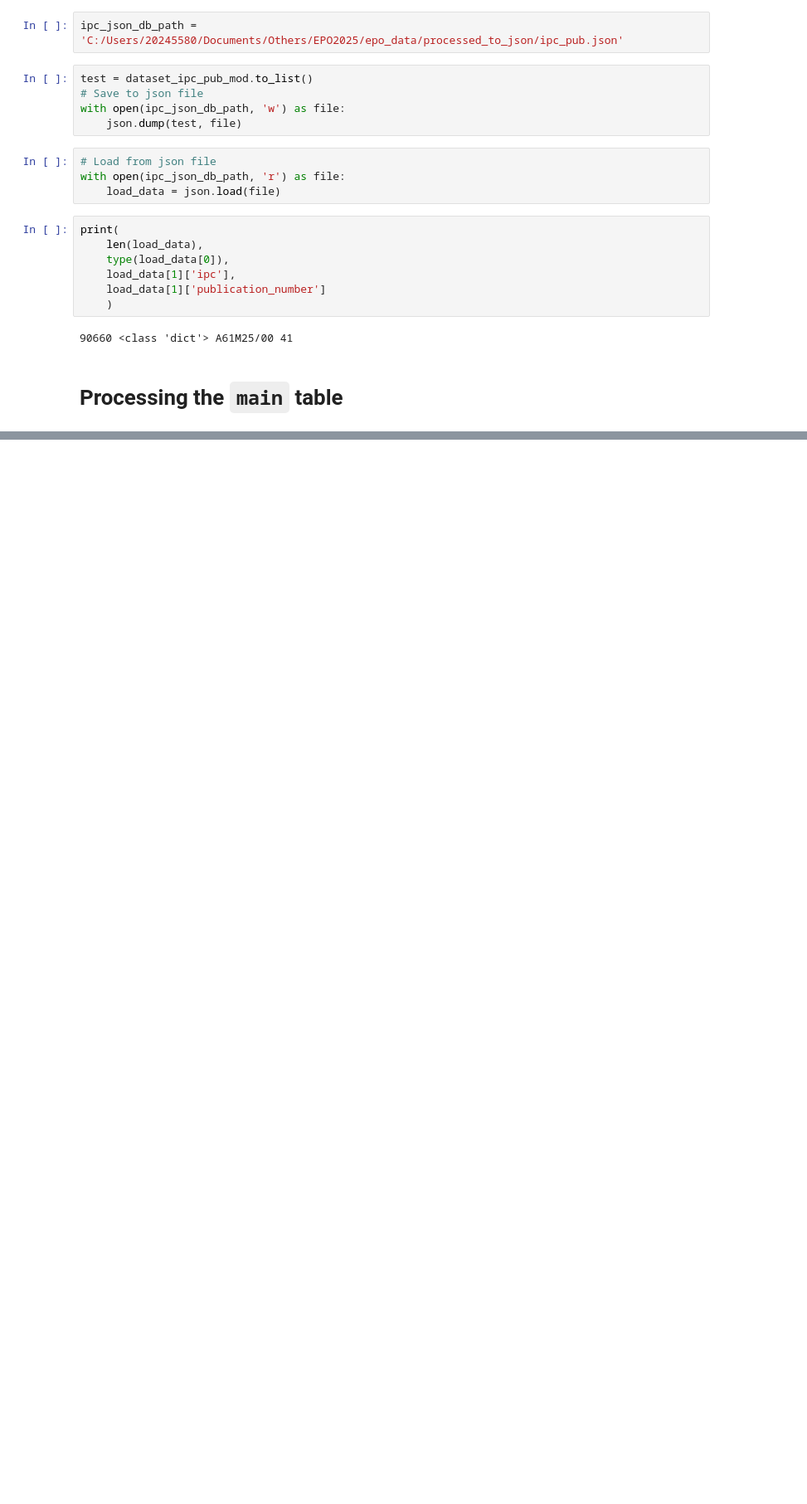
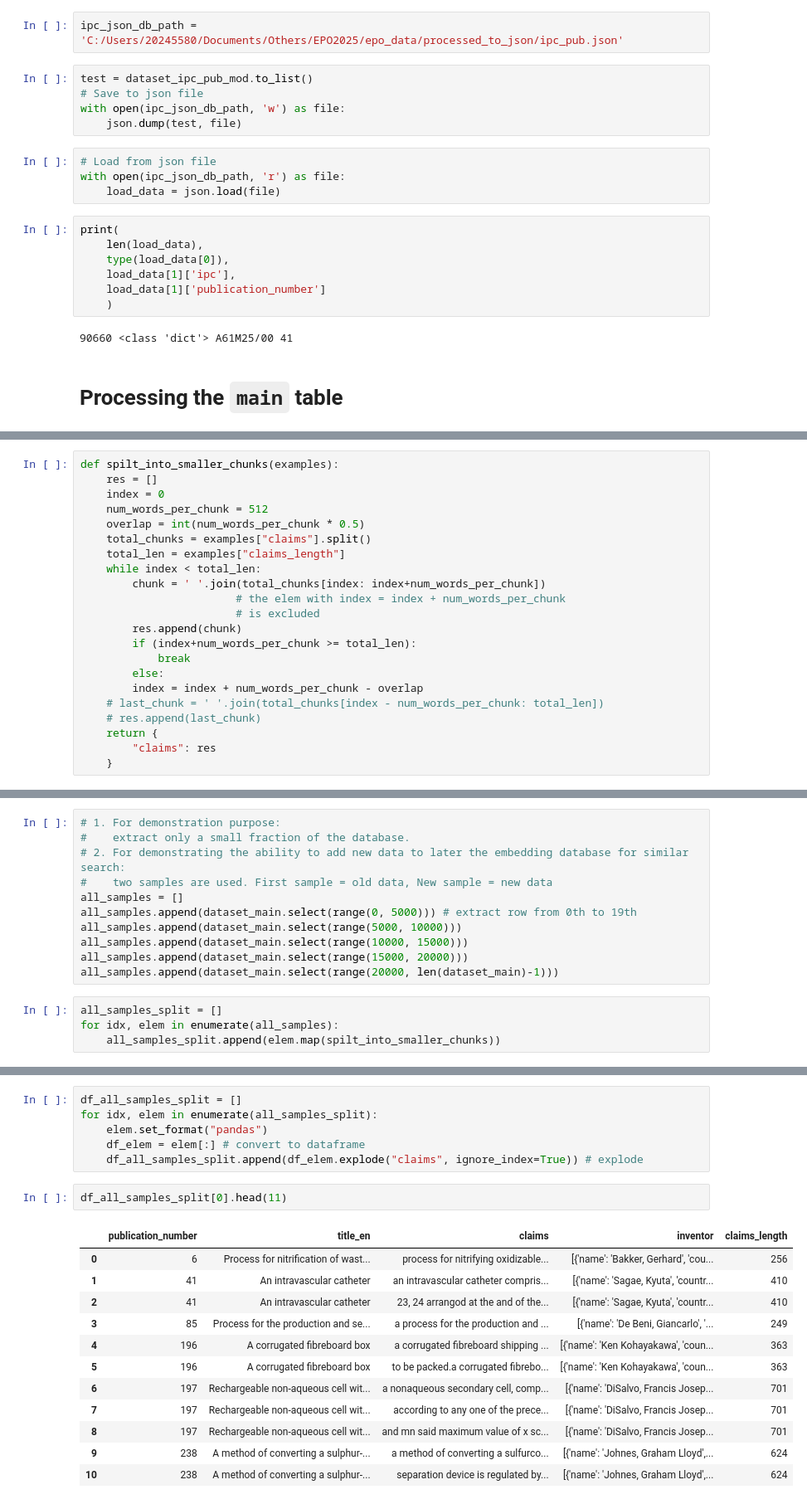
Before and after one commit to Tran-Le-Phuong-Lan/epo-2025, a Jupyter notebook: semantic_search/epo_final_database.ipynb, the cells around one changed output, grey strips where cells are left out. Shown at 83% size. Saved outputs shown, nothing was run; the diff lists cells and outputs as text; blank space fills up the shorter version.

Commit message:
modified:   semantic_search/epo_final_database.ipynb: - finish `main` table (save the whole table as combination of small `huggingface dataset` chunks `epo_dataset0` -> `epo_dataset4`)

```diff
--- a/semantic_search/epo_final_database.ipynb
+++ b/semantic_search/epo_final_database.ipynb
@@ -219,0 +253,22 @@ print(
+# %%
+def spilt_into_smaller_chunks(examples):
+    res = []
+    index = 0
+    num_words_per_chunk = 512
+    overlap = int(num_words_per_chunk * 0.5)
+    total_chunks = examples["claims"].split()
+    total_len = examples["claims_length"]
+    while index < total_len:
+        chunk = ' '.join(total_chunks[index: index+num_words_per_chunk])
+                        # the elem with index = index + num_words_per_chunk
+                        # is excluded
+        res.append(chunk)
+        if (index+num_words_per_chunk >= total_len):
+            break
+        else:
+        index = index + num_words_per_chunk - overlap
+    # last_chunk = ' '.join(total_chunks[index - num_words_per_chunk: total_len])
+    # res.append(last_chunk)
+    return {
+        "claims": res
+    }
@@ -219,0 +279,15 @@ print(
+# %%
+# 1. For demonstration purpose:
+#    extract only a small fraction of the database.
+# 2. For demonstrating the ability to add new data to later the embedding database for similar search:
+#    two samples are used. First sample = old data, New sample = new data
+all_samples = []
+all_samples.append(dataset_main.select(range(0, 5000))) # extract row from 0th to 19th
+all_samples.append(dataset_main.select(range(5000, 10000)))
+all_samples.append(dataset_main.select(range(10000, 15000)))
+all_samples.append(dataset_main.select(range(15000, 20000)))
+all_samples.append(dataset_main.select(range(20000, len(dataset_main)-1)))
+# %%
+all_samples_split = []
+for idx, elem in enumerate(all_samples):
+    all_samples_split.append(elem.map(spilt_into_smaller_chunks))
@@ -219,0 +296,21 @@ print(
+# %%
+df_all_samples_split = []
+for idx, elem in enumerate(all_samples_split):
+    elem.set_format("pandas")
+    df_elem = elem[:] # convert to dataframe
+    df_all_samples_split.append(df_elem.explode("claims", ignore_index=True)) # explode
+# %%
+df_all_samples_split[0].head(11)
+# %% [output]
+|  | publication_number | title_en | claims | inventor | claims_length |
+| 0 | 6 | Process for nitrification of wast... | process for nitrifying oxidizable... | [{'name': 'Bakker, Gerhard', 'cou... | 256 |
+| 1 | 41 | An intravascular catheter | an intravascular catheter compris... | [{'name': 'Sagae, Kyuta', 'countr... | 410 |
+| 2 | 41 | An intravascular catheter | 23, 24 arrangod at the and of the... | [{'name': 'Sagae, Kyuta', 'countr... | 410 |
+| 3 | 85 | Process for the production and se... | a process for the production and ... | [{'name': 'De Beni, Giancarlo', '... | 249 |
+| 4 | 196 | A corrugated fibreboard box | a corrugated fibreboard shipping ... | [{'name': 'Ken Kohayakawa', 'coun... | 363 |
+| 5 | 196 | A corrugated fibreboard box | to be packed.a corrugated fibrebo... | [{'name': 'Ken Kohayakawa', 'coun... | 363 |
+| 6 | 197 | Rechargeable non-aqueous cell wit... | a nonaqueous secondary cell, comp... | [{'name': 'DiSalvo, Francis Josep... | 701 |
+| 7 | 197 | Rechargeable non-aqueous cell wit... | according to any one of the prece... | [{'name': 'DiSalvo, Francis Josep... | 701 |
+| 8 | 197 | Rechargeable non-aqueous cell wit... | and mn said maximum value of x sc... | [{'name': 'DiSalvo, Francis Josep... | 701 |
+| 9 | 238 | A method of converting a sulphur-... | a method of converting a sulfurco... | [{'name': 'Johnes, Graham Lloyd',... | 624 |
+| 10 | 238 | A method of converting a sulphur-... | separation device is regulated by... | [{'name': 'Johnes, Graham Lloyd',... | 624 |
```
Also changed, not shown: parts of 9 cells of this notebook.
